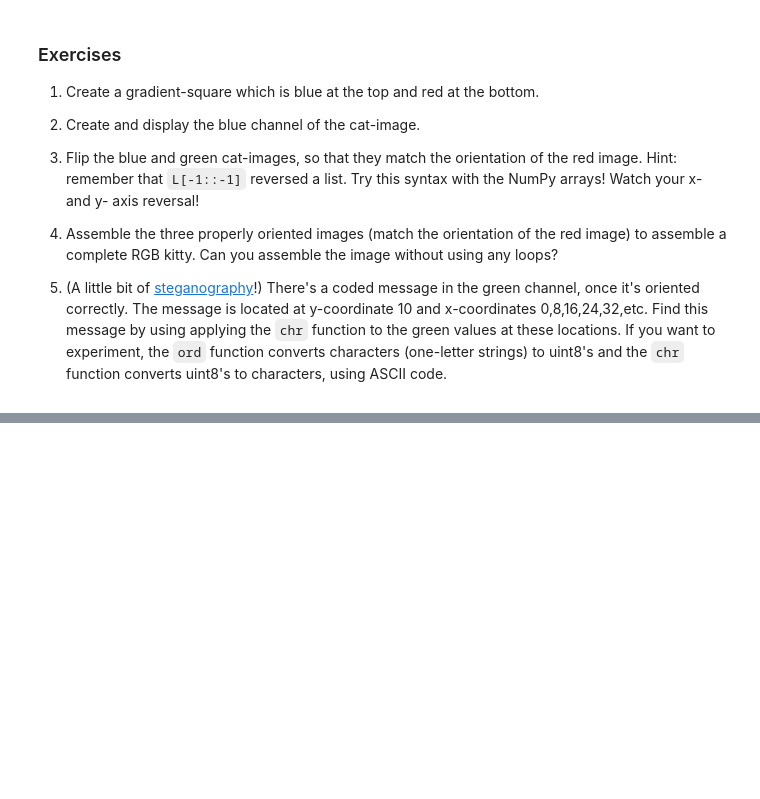
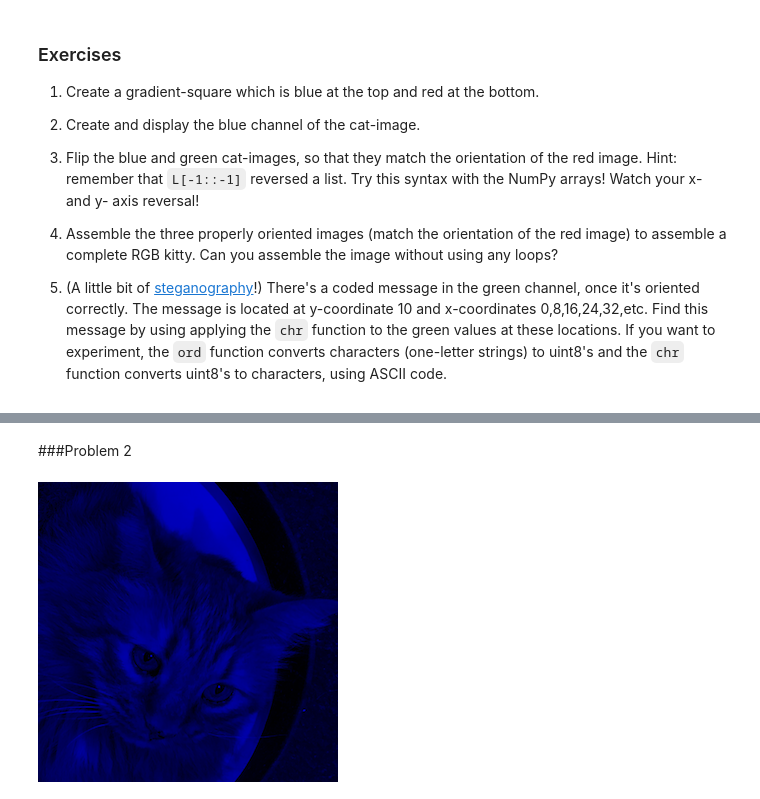
Before and after one commit to tboyea/2023-Math-152, a Jupyter notebook: P4M_Notebook_4.ipynb, the cells around one changed output, grey strips where cells are left out. Cells and saved outputs as stored; diff of their text form; code cells hidden in the pictures; blank space fills up the shorter version.

```diff
--- a/P4M_Notebook_4.ipynb
+++ b/P4M_Notebook_4.ipynb
@@ -1156,0 +1193,8 @@ Now we see the problem!  Complete the exercises below to fix the image.
+# %% [markdown]
+###Problem 2
+# %%
+bluecatarray = catarray.copy()
+bluecatarray[:,:,[0,1]] = 0
+display(Image.fromarray(bluecatarray))
+# %% [output]
+[figure, added]
```
Also changed, not shown: parts of 18 cells of this notebook.
